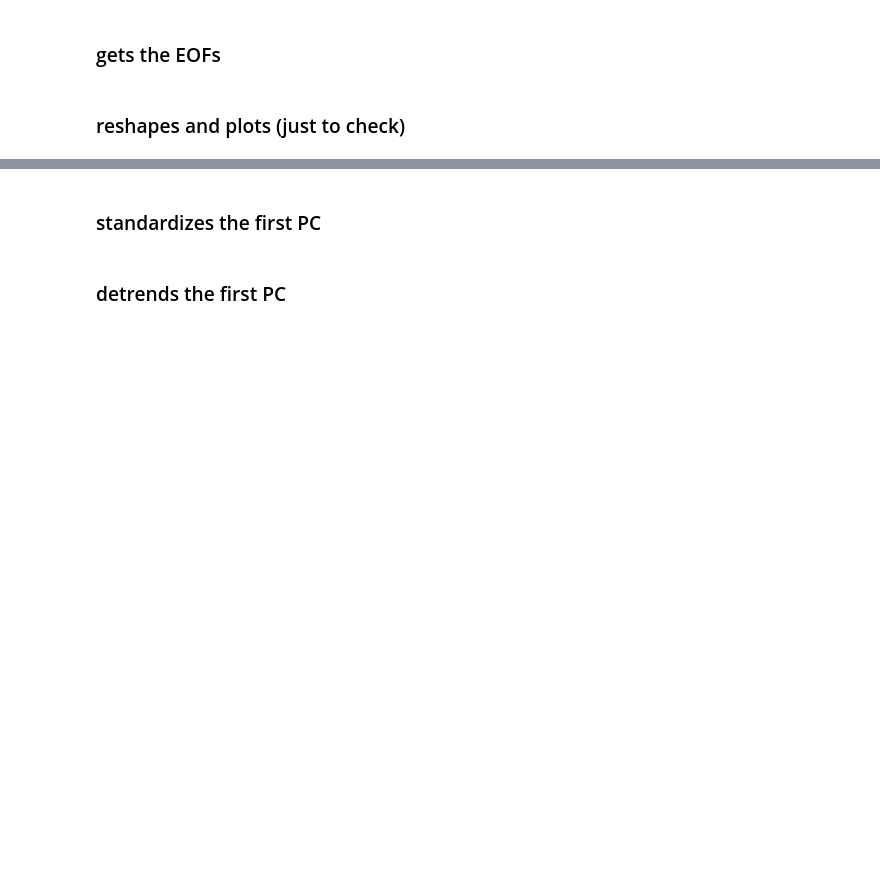
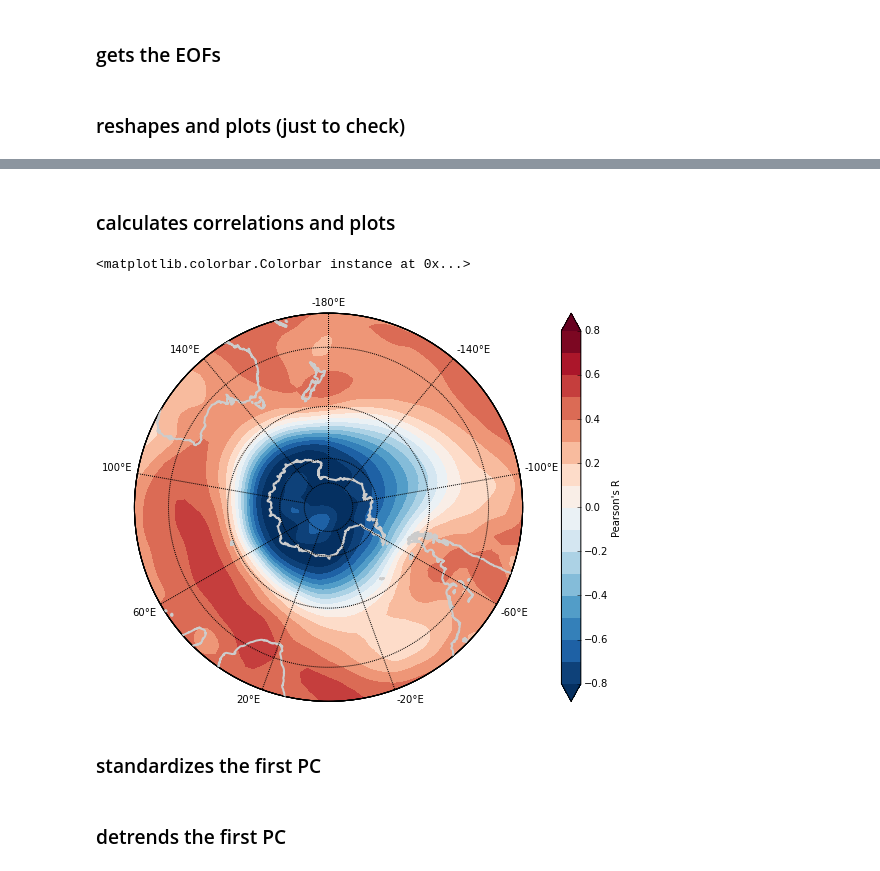
Before and after one commit to nicolasfauchereau/SAM, a Jupyter notebook: calculates_SAM_index.ipynb, the cells around one changed output, grey strips where cells are left out. Saved outputs shown, nothing was run; the diff lists cells and outputs as text; code cells hidden in the pictures; blank space fills up the shorter version.

```diff
--- a/calculates_SAM_index.ipynb
+++ b/calculates_SAM_index.ipynb
@@ -117,0 +115,6 @@ im = plt.imshow(EOFs[0,:,:], origin='upper', interpolation='nearest', aspect='au
+# %% [markdown]
+### calculates correlations and plots
+# %%
+EOF1r = [np.corrcoef(PCs[:,0], X[:,i])[0][1] for i in xrange(X.shape[1])]
+# %%
+EOF1r = np.array(EOF1r).reshape(len(lat), len(lon))
@@ -118,3 +124,17 @@ im = plt.imshow(EOFs[0,:,:], origin='upper', interpolation='nearest', aspect='au
+# %%
+EOF1, lons = addcyclic(EOF1r, lon)
+# %%
+f, ax = plt.subplots(figsize=(8,8))
+m = bm(projection='spstere',lon_0=0.,boundinglat=-20.,resolution='l', round=True, ax=ax)
+lons, lats = np.meshgrid(lons, lat)
+cf = m.contourf(lons,lats,EOF1,np.arange(-0.8, 0.9, 0.1), cmap=plt.get_cmap('RdBu_r'), latlon=True, extend='both')
+m.drawcoastlines(color='0.8', linewidth=2)
+m.drawmeridians(np.arange(-180., 180., 40), labels=[1,1,1,1])
+m.drawparallels(np.arange(-90., -20., 20), labels=[1,1,1,1])
+m.colorbar(cf, pad='10%', label="Pearson's R")
+# %% [output]
+<matplotlib.colorbar.Colorbar instance at 0x...>
+[figure, added]
 # %% [markdown]
 ### standardizes the first PC
 # %%
```
Also changed, not shown: parts of 3 cells of this notebook, 1 other file.
